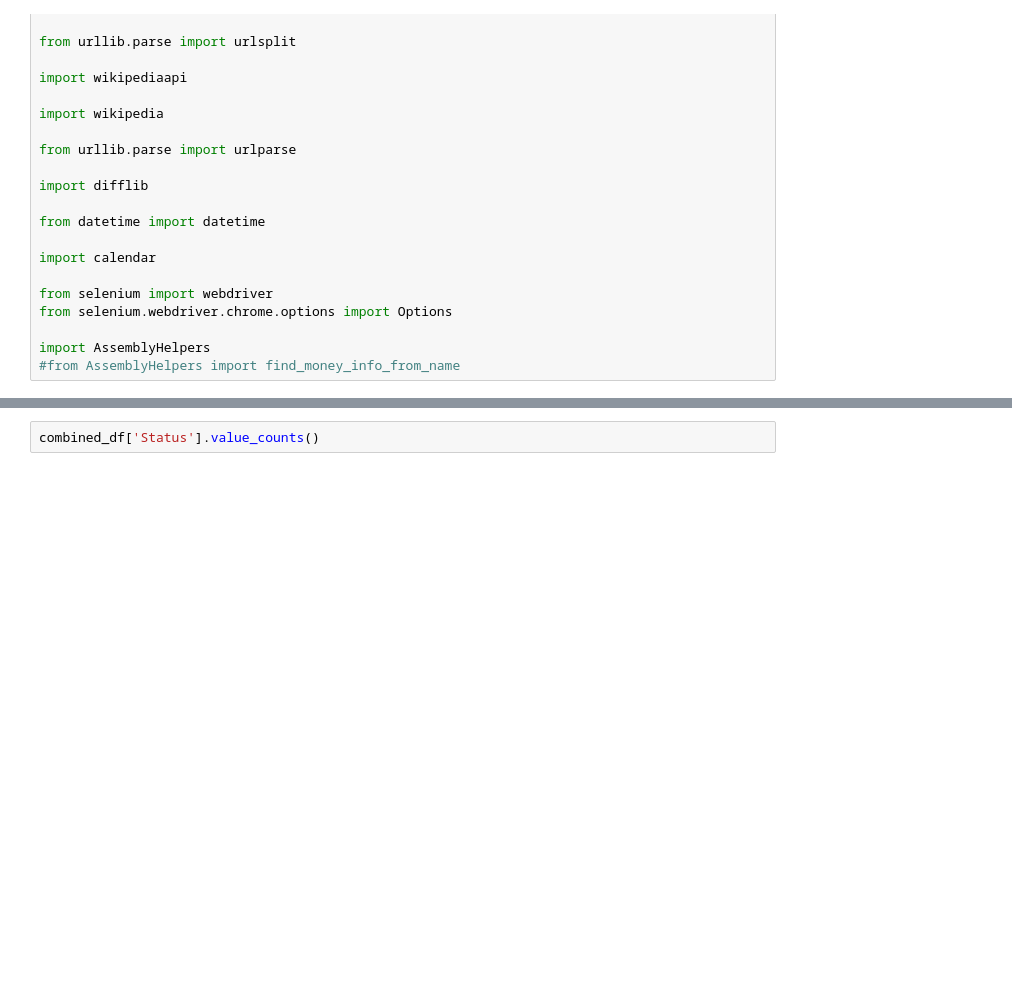
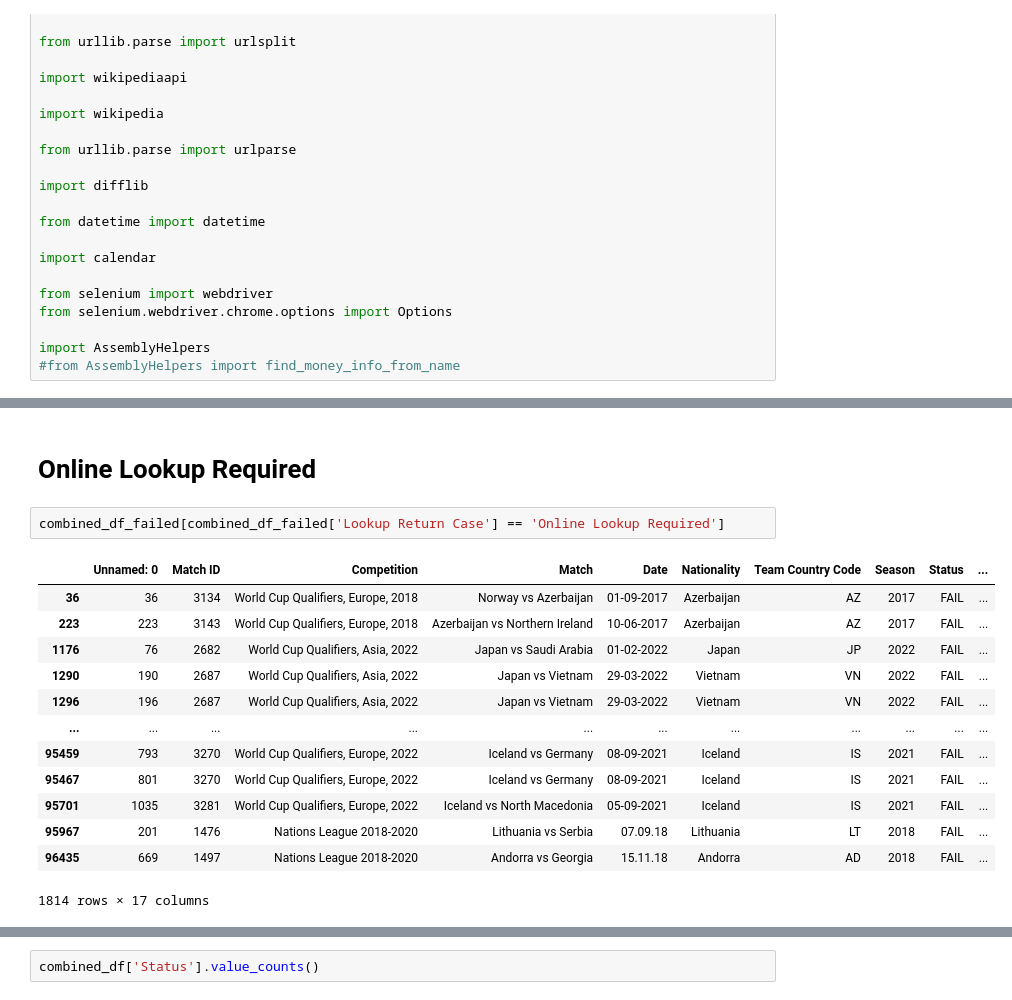
Before and after one commit to finnlsmith/footy_project_market_value_rankings, a Jupyter notebook: create_dataset_1/assemble_dataset_1_part_2.ipynb, the cells around one changed output, grey strips where cells are left out. Saved outputs shown, nothing was run; the diff lists cells and outputs as text; blank space fills up the shorter version.

```diff
--- a/create_dataset_1/assemble_dataset_1_part_2.ipynb
+++ b/create_dataset_1/assemble_dataset_1_part_2.ipynb
@@ -72,0 +1007,18 @@ combined_df = pd.concat(dfs, ignore_index=True)
+# %% [markdown]
+# Online Lookup Required
+# %%
+combined_df_failed[combined_df_failed['Lookup Return Case'] == 'Online Lookup Required']
+# %% [output]
+|  | Unnamed: 0 | Match ID | Competition | Match | Date | Nationality | Team Country Code | Season | Status | ... |
+| 36 | 36 | 3134 | World Cup Qualifiers, Europe, 2018 | Norway vs Azerbaijan | 01-09-2017 | Azerbaijan | AZ | 2017 | FAIL | ... |
+| 223 | 223 | 3143 | World Cup Qualifiers, Europe, 2018 | Azerbaijan vs Northern Ireland | 10-06-2017 | Azerbaijan | AZ | 2017 | FAIL | ... |
+| 1176 | 76 | 2682 | World Cup Qualifiers, Asia, 2022 | Japan vs Saudi Arabia | 01-02-2022 | Japan | JP | 2022 | FAIL | ... |
+| 1290 | 190 | 2687 | World Cup Qualifiers, Asia, 2022 | Japan vs Vietnam | 29-03-2022 | Vietnam | VN | 2022 | FAIL | ... |
+| 1296 | 196 | 2687 | World Cup Qualifiers, Asia, 2022 | Japan vs Vietnam | 29-03-2022 | Vietnam | VN | 2022 | FAIL | ... |
+| ... | ... | ... | ... | ... | ... | ... | ... | ... | ... | ... |
+| 95459 | 793 | 3270 | World Cup Qualifiers, Europe, 2022 | Iceland vs Germany | 08-09-2021 | Iceland | IS | 2021 | FAIL | ... |
+| 95467 | 801 | 3270 | World Cup Qualifiers, Europe, 2022 | Iceland vs Germany | 08-09-2021 | Iceland | IS | 2021 | FAIL | ... |
+| 95701 | 1035 | 3281 | World Cup Qualifiers, Europe, 2022 | Iceland vs North Macedonia | 05-09-2021 | Iceland | IS | 2021 | FAIL | ... |
+| 95967 | 201 | 1476 | Nations League 2018-2020 | Lithuania vs Serbia | 07.09.18 | Lithuania | LT | 2018 | FAIL | ... |
+| 96435 | 669 | 1497 | Nations League 2018-2020 | Andorra vs Georgia | 15.11.18 | Andorra | AD | 2018 | FAIL | ... |
+1814 rows × 17 columns
```
Also changed, not shown: parts of 24 cells of this notebook.
